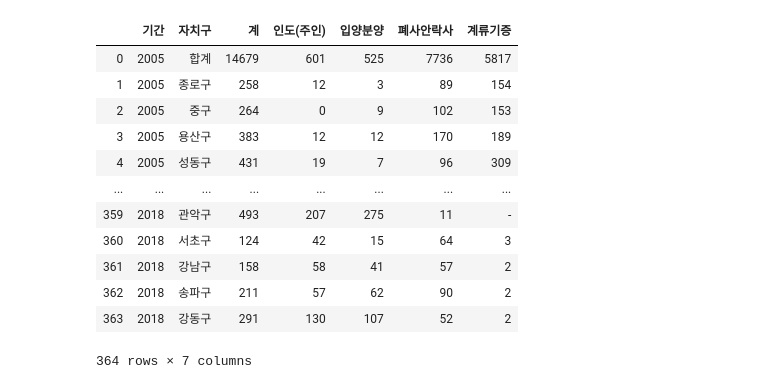
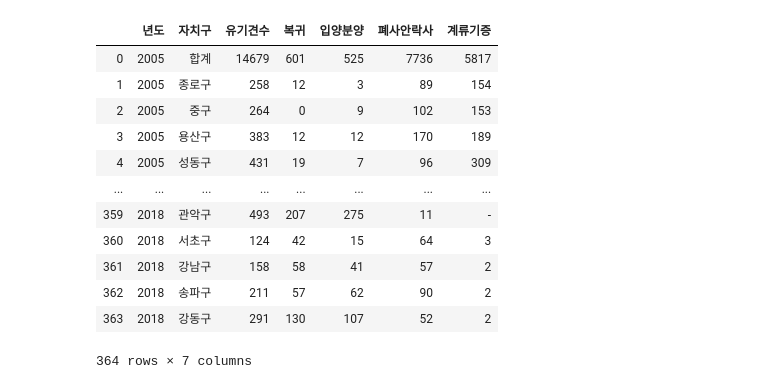
Before and after one commit to Kohayoung/shelter_dog, a Jupyter notebook: 1211_표 병합.ipynb, the cells around one changed output. Cells and saved outputs as stored; diff of their text form; code cells hidden in the pictures.

```diff
--- a/1211_표 병합.ipynb
+++ b/1211_표 병합.ipynb
@@ -23,2 +23,20 @@ df01_ft
 # %%
+#데이터 2
 df02= pd.read_excel('데이터/02_서울시 유기동물보호 현황 통계(05~18).xls', header=2)
+df02_ft=df02[['기간','자치구','계','인도(주인)','입양분양','폐사안락사','계류기증']]
+df02_ft.rename(columns={'기간':'년도',"계":"유기견수","인도(주인)":"복귀"}, inplace = True)
+df02_ft
+# %% [output]
+|  | 년도 | 자치구 | 유기견수 | 복귀 | 입양분양 | 폐사안락사 | 계류기증 |
+| 0 | 2005 | 합계 | 14679 | 601 | 525 | 7736 | 5817 |
+| 1 | 2005 | 종로구 | 258 | 12 | 3 | 89 | 154 |
+| 2 | 2005 | 중구 | 264 | 0 | 9 | 102 | 153 |
+| 3 | 2005 | 용산구 | 383 | 12 | 12 | 170 | 189 |
+| 4 | 2005 | 성동구 | 431 | 19 | 7 | 96 | 309 |
+| ... | ... | ... | ... | ... | ... | ... | ... |
+| 359 | 2018 | 관악구 | 493 | 207 | 275 | 11 | - |
+| 360 | 2018 | 서초구 | 124 | 42 | 15 | 64 | 3 |
+| 361 | 2018 | 강남구 | 158 | 58 | 41 | 57 | 2 |
+| 362 | 2018 | 송파구 | 211 | 57 | 62 | 90 | 2 |
+| 363 | 2018 | 강동구 | 291 | 130 | 107 | 52 | 2 |
+364 rows × 7 columns
@@ -27,17 +43 @@ df02_ft=df2[['기간','자치구','계','인도(주인)','입양분양','폐사
-# %%
-df02_ft
-# %% [output]
-|  | 기간 | 자치구 | 계 | 인도(주인) | 입양분양 | 폐사안락사 | 계류기증 |
-| 0 | 2005 | 합계 | 14679 | 601 | 525 | 7736 | 5817 |
-| 1 | 2005 | 종로구 | 258 | 12 | 3 | 89 | 154 |
-| 2 | 2005 | 중구 | 264 | 0 | 9 | 102 | 153 |
-| 3 | 2005 | 용산구 | 383 | 12 | 12 | 170 | 189 |
-| 4 | 2005 | 성동구 | 431 | 19 | 7 | 96 | 309 |
-| ... | ... | ... | ... | ... | ... | ... | ... |
-| 359 | 2018 | 관악구 | 493 | 207 | 275 | 11 | - |
-| 360 | 2018 | 서초구 | 124 | 42 | 15 | 64 | 3 |
-| 361 | 2018 | 강남구 | 158 | 58 | 41 | 57 | 2 |
-| 362 | 2018 | 송파구 | 211 | 57 | 62 | 90 | 2 |
-| 363 | 2018 | 강동구 | 291 | 130 | 107 | 52 | 2 |
-364 rows × 7 columns
 # %%
```
Also changed, not shown: parts of 13 cells of this notebook, 1 other file.
